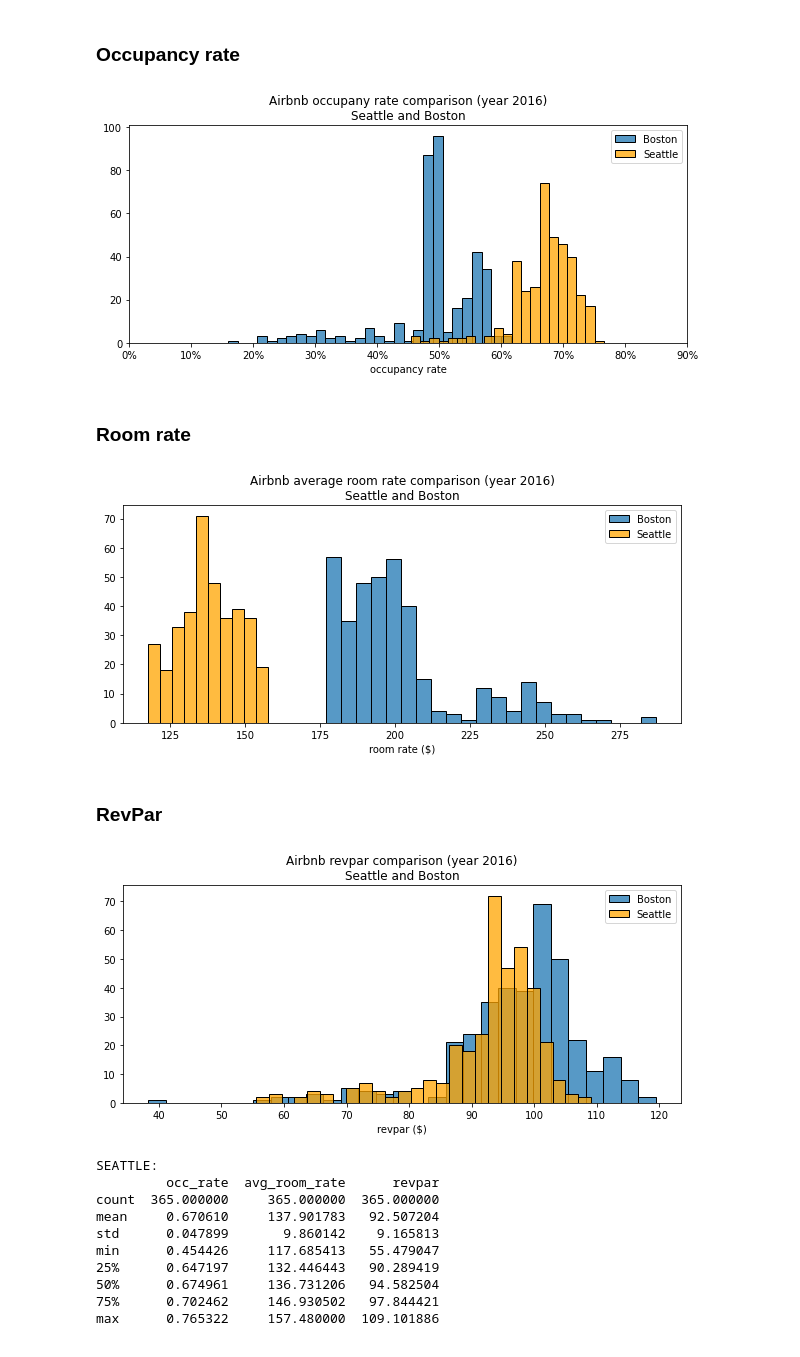
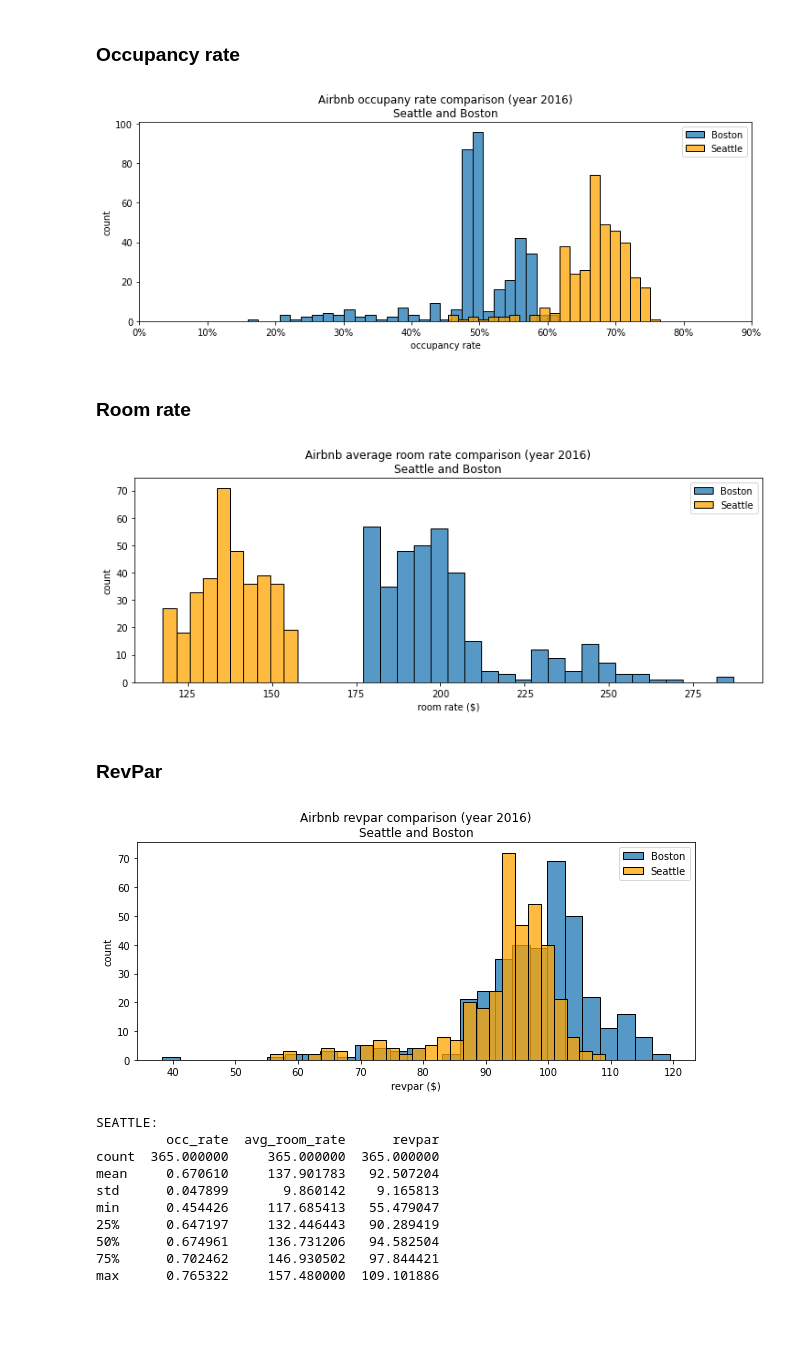
Before and after one commit to jasonsuk/ds-airbnb, a Jupyter notebook: analysis.ipynb, the cells around one changed output. Saved outputs shown, nothing was run; the diff lists cells and outputs as text; code cells hidden in the pictures; blank space fills up the shorter version.

Commit message:
finetuned analysis and updated README before publishing the first Medium post

```diff
--- a/analysis.ipynb
+++ b/analysis.ipynb
@@ -159,6 +208,13 @@ def plot_bar_chart(x, height, layout_obj=False, rotation=False) :
     plt.show()
 # %%
 def map_calendar_month(series) :
+    '''
+    Map calendar month in numercial notation into
+    more readable month name in string (mmm format)
+
+    INPUT  : a series that contains numeric month
+    OUTPUT : an updated series that mapped month in string
+    '''
 
     try :
         series = series.map({
@@ -304,8 +360,8 @@ calendar.insert(4, 'day', calendar.date.apply(lambda x : x.day))
 ### Trend of Occupancy rate and average room rate in 2016
 Monthly, Airbnb Seattle
 # %%
-analysis_seattle = calendar.groupby('month').mean()[['available', 'price']]
-analysis_seattle.head()
+monthly_analysis_sea = calendar.groupby('month').mean()[['available', 'price']]
+monthly_analysis_sea.head()
 # %% [output]
 |  | available | price |
 | month |  |  |
@@ -316,13 +372,13 @@ analysis_seattle.head()
 | 5 | 0.675670 | 139.538183 |
 # %%
 # Mapping integers to month name
-analysis_seattle.index = map_calendar_month(analysis_seattle.index)
+monthly_analysis_sea.index = map_calendar_month(monthly_analysis_sea.index)
 
 # Change column names
-analysis_seattle.columns = ['occ_rate', 'room_rate']
+monthly_analysis_sea.columns = ['occ_rate', 'room_rate']
 
 # Confirm the change
-analysis_seattle.head()
+monthly_analysis_sea.head()
 # %% [output]
 |  | occ_rate | room_rate |
 | month |  |  |
@@ -332,9 +388,9 @@ analysis_seattle.head()
 | Apr | 0.663847 | 135.097005 |
 | May | 0.675670 | 139.538183 |
 # %%
-date = analysis_seattle.index
-rate_dict = [{'data': analysis_seattle.occ_rate, 'desc': 'occupancy rate (%)'},
-             {'data': analysis_seattle.room_rate, 'desc': 'average room rate ($)'}]
+date = monthly_analysis_sea.index
+rate_dict = [{'data': monthly_analysis_sea.occ_rate, 'desc': 'occupancy rate (%)'},
+             {'data': monthly_analysis_sea.room_rate, 'desc': 'average room rate ($)'}]
 
 fig, axes = plt.subplots(nrows=2, ncols=1, sharex=True, figsize=(10, 5))
 
@@ -495,43 +553,47 @@ Terminology used:
 # %%
 title = 'Airbnb occupany rate comparison (year 2016)\nSeattle and Boston'
 xlabel = 'occupancy rate'
-ylabel = ''
+ylabel = 'count'
 
-fig, ax = plt.subplots(figsize=(10,4))
+fig, ax = plt.subplots(figsize=(12,4))
 ax = sns.histplot(analysis_boston['occ_rate'], label='Boston')
 sns.histplot(analysis_seattle['occ_rate'], ax=ax, color='orange', label='Seattle');
 
 ax.set(xlabel=xlabel, ylabel=ylabel, title=title);
 ax.set_xticks(np.arange(0, 1, 0.1))
 ax.set_xticklabels(f'{i}%' for i in np.arange(0, 100, 10))
 
 plt.legend()
+
+plt.savefig(fname='assets/occ.png', format='png')
 plt.show()
 # %% [output]
-[figure, old version]
+[figure, new version]
 # %% [markdown]
 ### Room rate
 # %%
 title = 'Airbnb average room rate comparison (year 2016)\nSeattle and Boston'
 xlabel = 'room rate ($)'
-ylabel = ''
+ylabel = 'count'
 
-fig, ax = plt.subplots(figsize=(10,4))
+fig, ax = plt.subplots(figsize=(12,4))
 ax = sns.histplot(analysis_boston['avg_room_rate'], label='Boston')
 sns.histplot(analysis_seattle['avg_room_rate'], ax=ax, color='orange', label='Seattle');
 
 ax.set(xlabel=xlabel, ylabel=ylabel, title=title);
 
 plt.legend()
+
+plt.savefig('assets/adr.png', format='png')
 plt.show()
 # %% [output]
-[figure, old version]
+[figure, new version]
 # %% [markdown]
 ### RevPar
 # %%
 title = 'Airbnb revpar comparison (year 2016)\nSeattle and Boston'
 xlabel = 'revpar ($)'
-ylabel = ''
+ylabel = 'count'
 
 fig, ax = plt.subplots(figsize=(10,4))
 ax = sns.histplot(analysis_boston['revpar'], label='Boston')
@@ -540,9 +602,11 @@ sns.histplot(analysis_seattle['revpar'], ax=ax, color='orange', label='Seattle')
 ax.set(xlabel=xlabel, ylabel=ylabel, title=title);
 
 plt.legend()
+
+plt.savefig('assets/revpar.png', format='png')
 plt.show()
 # %% [output]
-[figure, old version]
+[figure, new version]
 # %%
 print(f'SEATTLE:\n{analysis_seattle.describe()}')
 print()
```
Also changed, not shown: parts of 26 cells of this notebook, 2 other files.
